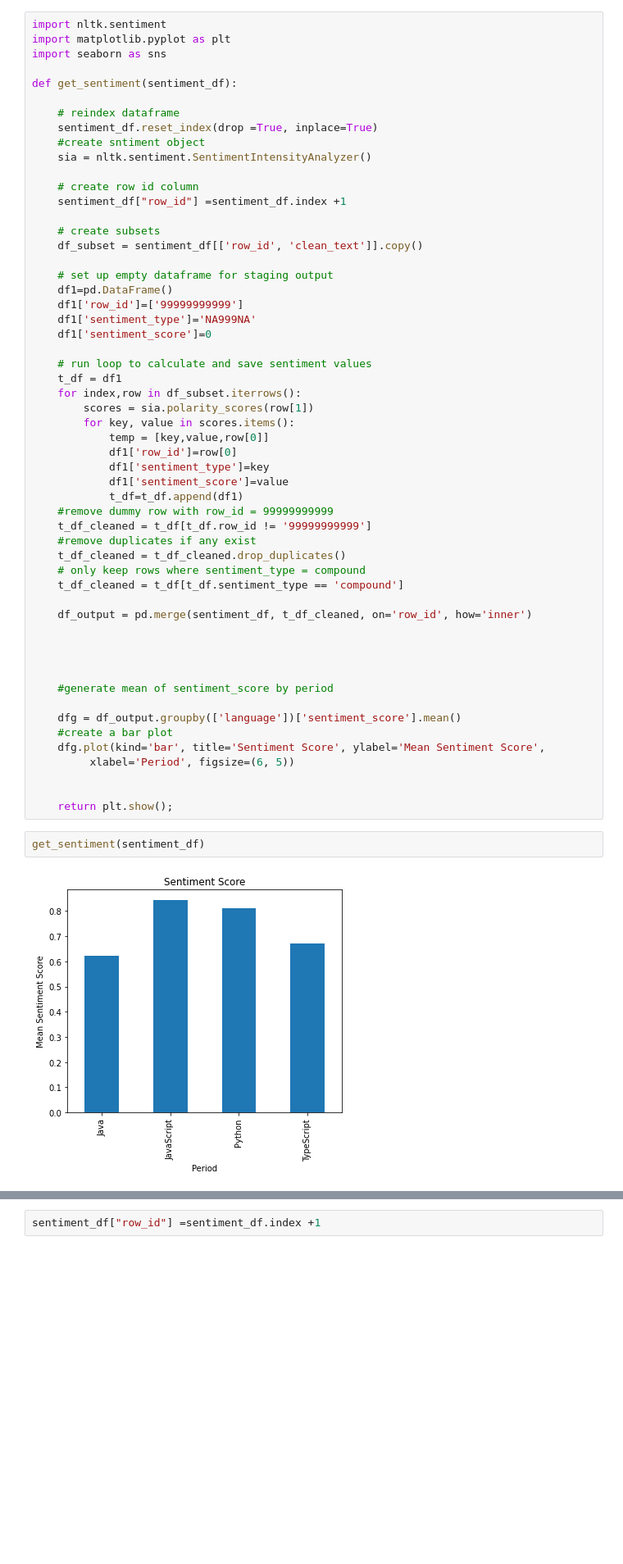
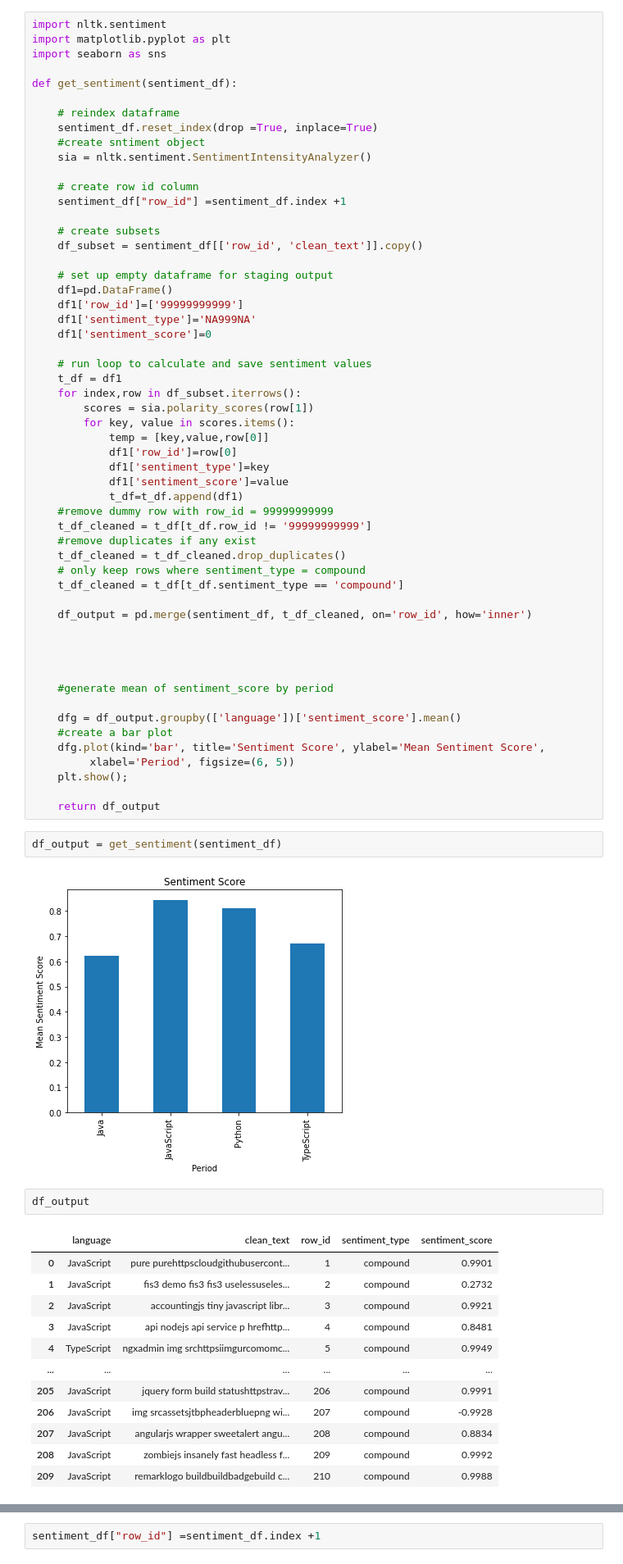
Before and after one commit to NLP-Project-Burton-Yuvia-Yvette/NLP-Project, a Jupyter notebook: Yvettes_notebook.ipynb, the cells around one changed output, grey strips where cells are left out. Shown at 82% size. Saved outputs shown, nothing was run; the diff lists cells and outputs as text; blank space fills up the shorter version.

```diff
--- a/Yvettes_notebook.ipynb
+++ b/Yvettes_notebook.ipynb
@@ -391,10 +391,25 @@ def get_sentiment(sentiment_df):
     #create a bar plot
     dfg.plot(kind='bar', title='Sentiment Score', ylabel='Mean Sentiment Score',
          xlabel='Period', figsize=(6, 5))
+    plt.show();
 
-
-    return plt.show();
+    return df_output
 # %%
-get_sentiment(sentiment_df)
+df_output = get_sentiment(sentiment_df)
 # %% [output]
 [figure]
+# %%
+df_output
+# %% [output]
+|  | language | clean_text | row_id | sentiment_type | sentiment_score |
+| 0 | JavaScript | pure purehttpscloudgithubusercont... | 1 | compound | 0.9901 |
+| 1 | JavaScript | fis3 demo fis3 fis3 uselessuseles... | 2 | compound | 0.2732 |
+| 2 | JavaScript | accountingjs tiny javascript libr... | 3 | compound | 0.9921 |
+| 3 | JavaScript | api nodejs api service p hrefhttp... | 4 | compound | 0.8481 |
+| 4 | TypeScript | ngxadmin img srchttpsiimgurcomomc... | 5 | compound | 0.9949 |
+| ... | ... | ... | ... | ... | ... |
+| 205 | JavaScript | jquery form build statushttpstrav... | 206 | compound | 0.9991 |
+| 206 | JavaScript | img srcassetsjtbpheaderbluepng wi... | 207 | compound | -0.9928 |
+| 207 | JavaScript | angularjs wrapper sweetalert angu... | 208 | compound | 0.8834 |
+| 208 | JavaScript | zombiejs insanely fast headless f... | 209 | compound | 0.9992 |
+| 209 | JavaScript | remarklogo buildbuildbadgebuild c... | 210 | compound | 0.9988 |
```
Also changed, not shown: parts of 133 cells of this notebook.
